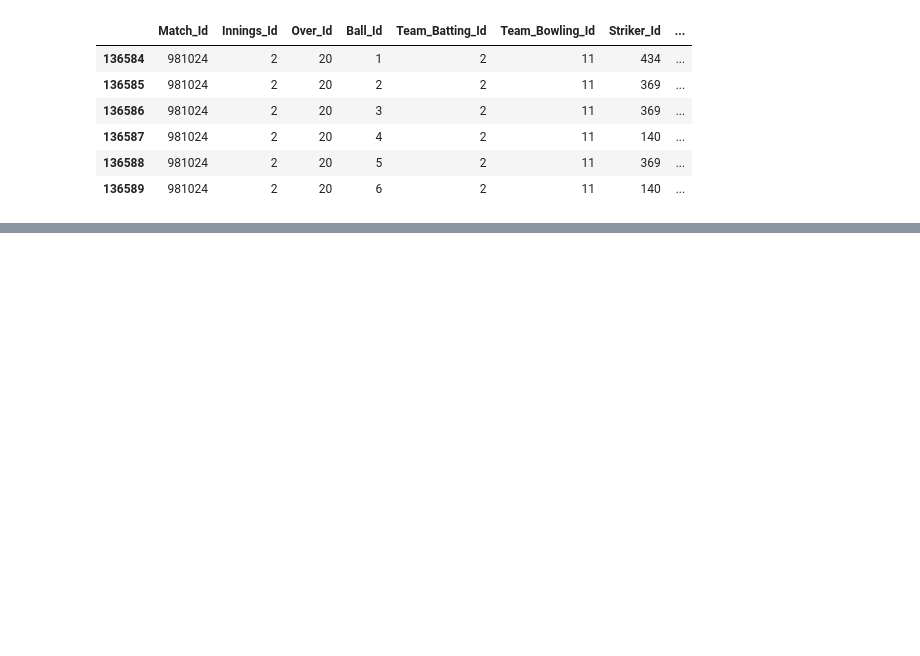
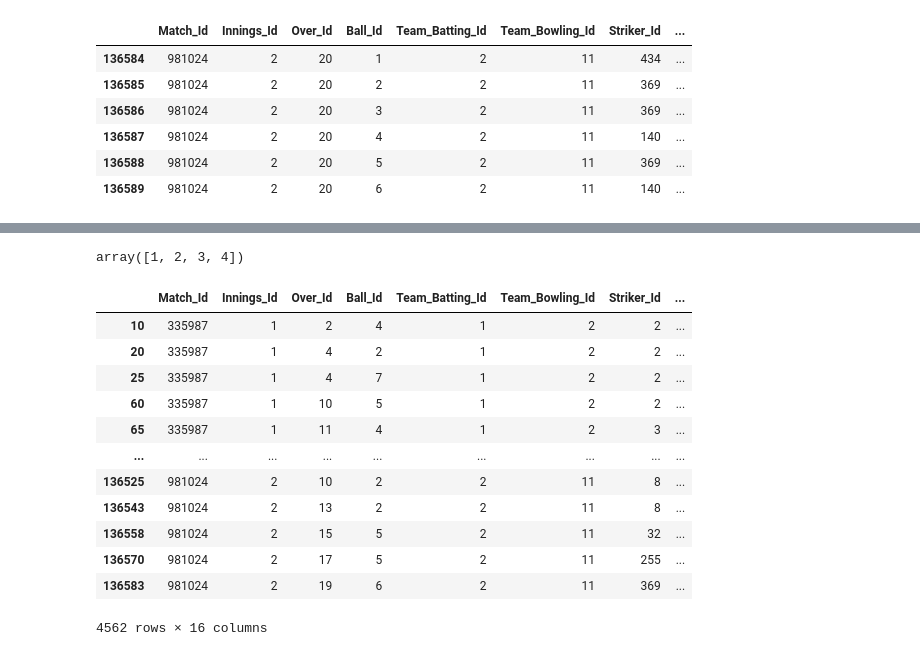
Before and after one commit to shnartho/Python-Scripting, a Jupyter notebook: Pandas/pandas_practice.ipynb, the cells around one changed output, grey strips where cells are left out. Saved outputs shown, nothing was run; the diff lists cells and outputs as text; code cells hidden in the pictures; blank space fills up the shorter version.

```diff
--- a/Pandas/pandas_practice.ipynb
+++ b/Pandas/pandas_practice.ipynb
@@ -27,0 +120,20 @@ df.
+# %%
+df.Innings_Id.unique()
+# %% [output]
+array([1, 2, 3, 4])
+# %%
+df[df['Batsman_Scored']=='6']
+# %% [output]
+|  | Match_Id | Innings_Id | Over_Id | Ball_Id | Team_Batting_Id | Team_Bowling_Id | Striker_Id | ... |
+| 10 | 335987 | 1 | 2 | 4 | 1 | 2 | 2 | ... |
+| 20 | 335987 | 1 | 4 | 2 | 1 | 2 | 2 | ... |
+| 25 | 335987 | 1 | 4 | 7 | 1 | 2 | 2 | ... |
+| 60 | 335987 | 1 | 10 | 5 | 1 | 2 | 2 | ... |
+| 65 | 335987 | 1 | 11 | 4 | 1 | 2 | 3 | ... |
+| ... | ... | ... | ... | ... | ... | ... | ... | ... |
+| 136525 | 981024 | 2 | 10 | 2 | 2 | 11 | 8 | ... |
+| 136543 | 981024 | 2 | 13 | 2 | 2 | 11 | 8 | ... |
+| 136558 | 981024 | 2 | 15 | 5 | 2 | 11 | 32 | ... |
+| 136570 | 981024 | 2 | 17 | 5 | 2 | 11 | 255 | ... |
+| 136583 | 981024 | 2 | 19 | 6 | 2 | 11 | 369 | ... |
+4562 rows × 16 columns
```
Also changed, not shown: parts of 28 cells of this notebook, 9 other files.
